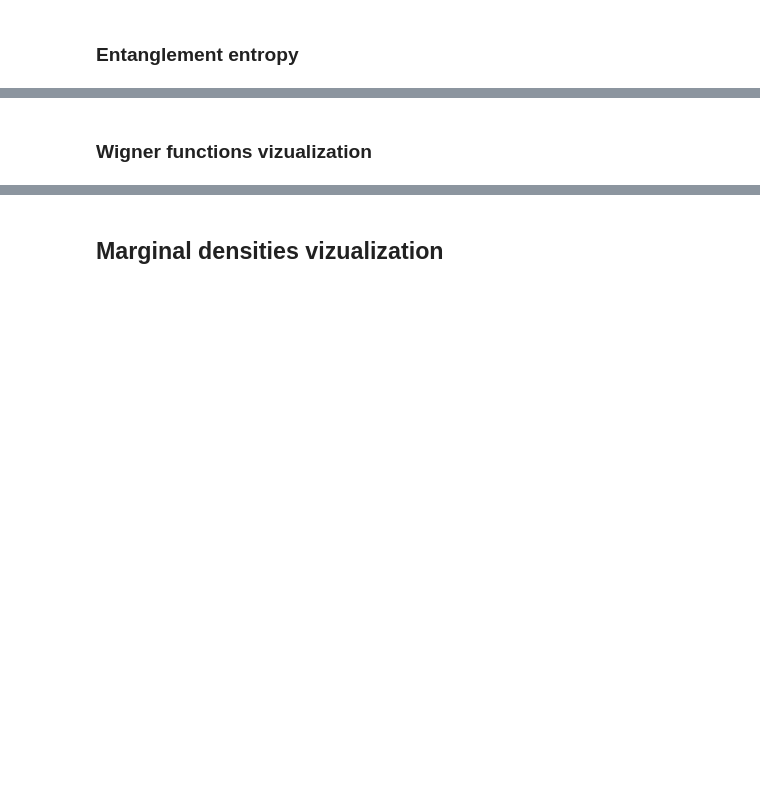
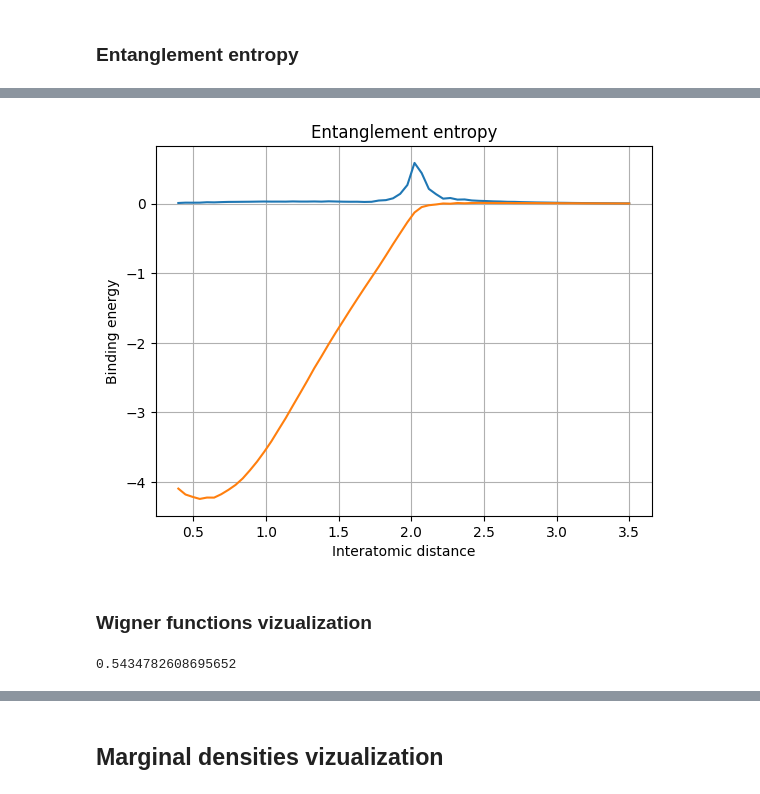
Before and after one commit to MatthieuSarkis/Long-range-intermolecular-interactions-on-a-continuous-variable-quantum-computer, a Jupyter notebook: driver.ipynb, the cells around one changed output, grey strips where cells are left out. Saved outputs shown, nothing was run; the diff lists cells and outputs as text; code cells hidden in the pictures; blank space fills up the shorter version.

```diff
--- a/driver.ipynb
+++ b/driver.ipynb
@@ -258,3 +250,33 @@ plot_entropy(
+# %%
+def plot_binding_entropy(
+    distance_array: np.ndarray,
+    binding_energy_array: np.ndarray,
+    entropy_array: np.ndarray
+) -> None:
+
+    fig, axes = plt.subplots(nrows=1, ncols=1)
+    #axes.scatter(distance_array[4:], binding_energy_array[4:], s=10)
+    axes.plot(distance_array, entropy_array)
+    axes.plot(distance_array, binding_energy_array)
+    axes.set_xlabel('Interatomic distance')
+    axes.set_ylabel('Binding energy')
+    axes.grid(True)
+    axes.set_title('Entanglement entropy')
+    plt.show()
+    #plt.savefig(save_path, dpi=300, transparent=False, bbox_inches='tight')
+# %%
+angle = 1
+plot_binding_entropy(
+    distance_array=distances,
+    binding_energy_array=binding_energies[angle],
+    entropy_array=entropy_array[angle]
+)
+# %% [output]
+[figure, added]
 # %% [markdown]
 ### Wigner functions vizualization
+# %%
+distances[3]
+# %% [output]
+0.5434782608695652
 # %%
```
Also changed, not shown: parts of 6 cells of this notebook, 2 other files.
